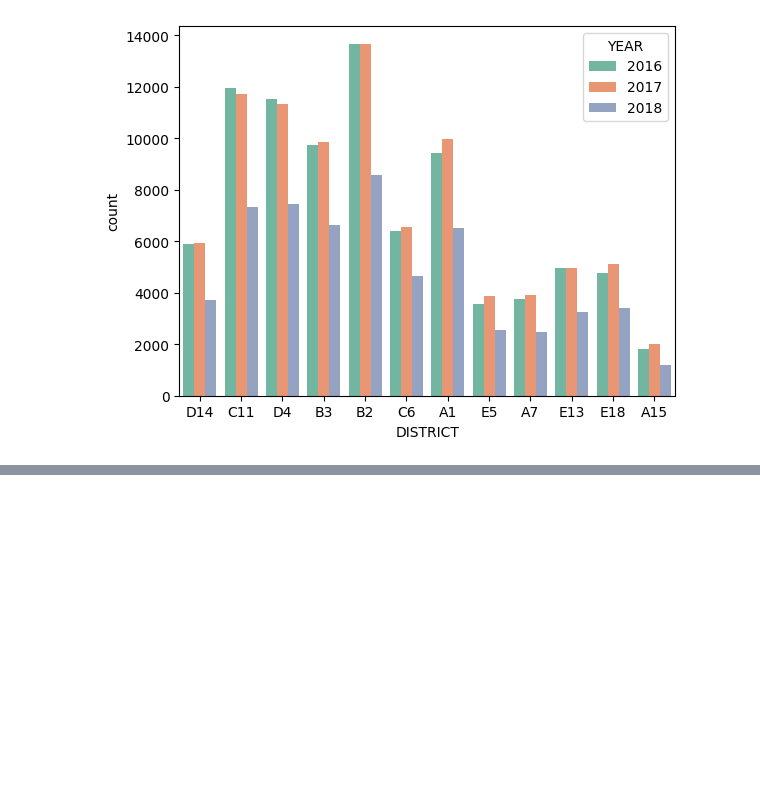
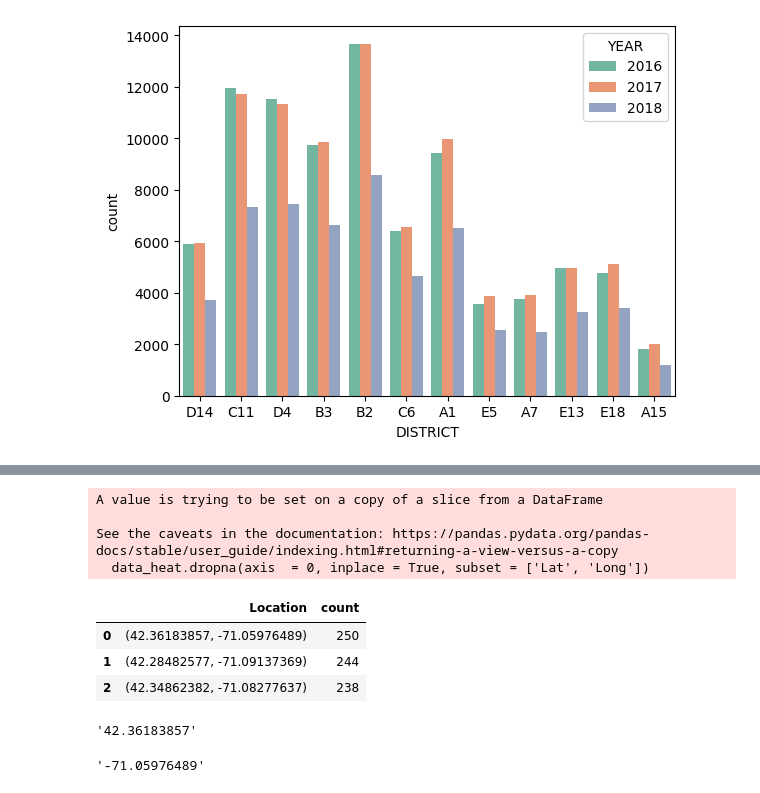
Before and after one commit to bahu1610/ML-in-Python, a Jupyter notebook: EDA.ipynb, the cells around one changed output, grey strips where cells are left out. Saved outputs shown, nothing was run; the diff lists cells and outputs as text; code cells hidden in the pictures; blank space fills up the shorter version.

```diff
--- a/EDA.ipynb
+++ b/EDA.ipynb
@@ -239,0 +260,27 @@ sns.countplot(data=crime_data, x = "DISTRICT", hue = "YEAR", palette = "Set2")
+# %%
+# Creating the dataset of highest crime records
+data_heat= crime_data[crime_data.YEAR==2018]
+data_heat.dropna(axis  = 0, inplace = True, subset = ['Lat', 'Long'])
+freq = data_heat.Location.value_counts()
+high_crime = freq.head(n=3)
+high_crime= high_crime.to_frame()
+high_crime = high_crime.reset_index()
+high_crime
+# %% [output]
+A value is trying to be set on a copy of a slice from a DataFrame
+
+See the caveats in the documentation: https://pandas.pydata.org/pandas-docs/stable/user_guide/indexing.html#returning-a-view-versus-a-copy
+  data_heat.dropna(axis  = 0, inplace = True, subset = ['Lat', 'Long'])
+|  | Location | count |
+| 0 | (42.36183857, -71.05976489) | 250 |
+| 1 | (42.28482577, -71.09137369) | 244 |
+| 2 | (42.34862382, -71.08277637) | 238 |
+# %%
+high_crime.Location[0][1:12]
+# %% [output]
+'42.36183857'
+# %%
+# Extracting
+high_crime.Location[0][14:26]
+# %% [output]
+'-71.05976489'
```
Also changed, not shown: parts of 2 cells of this notebook.
